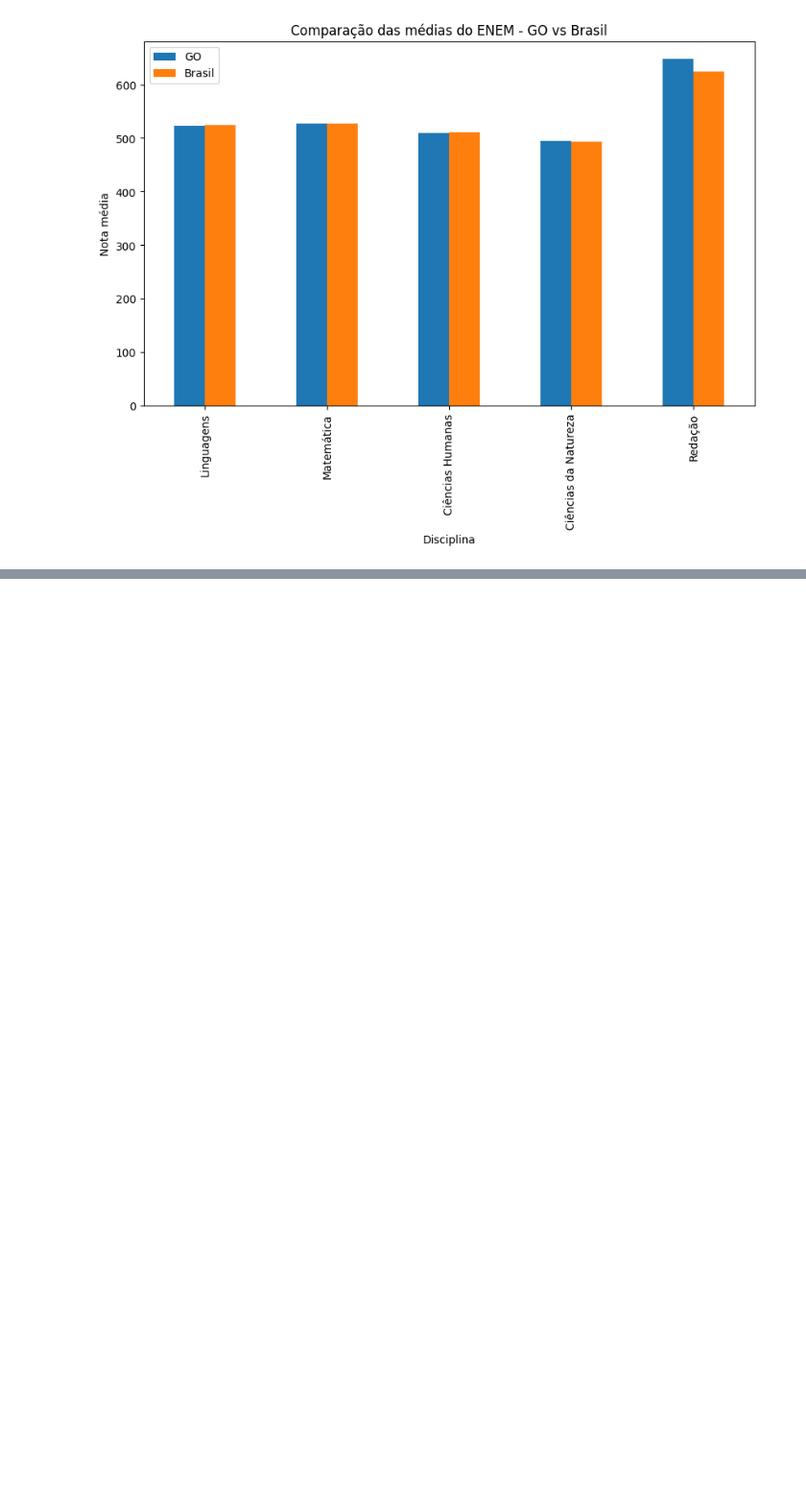
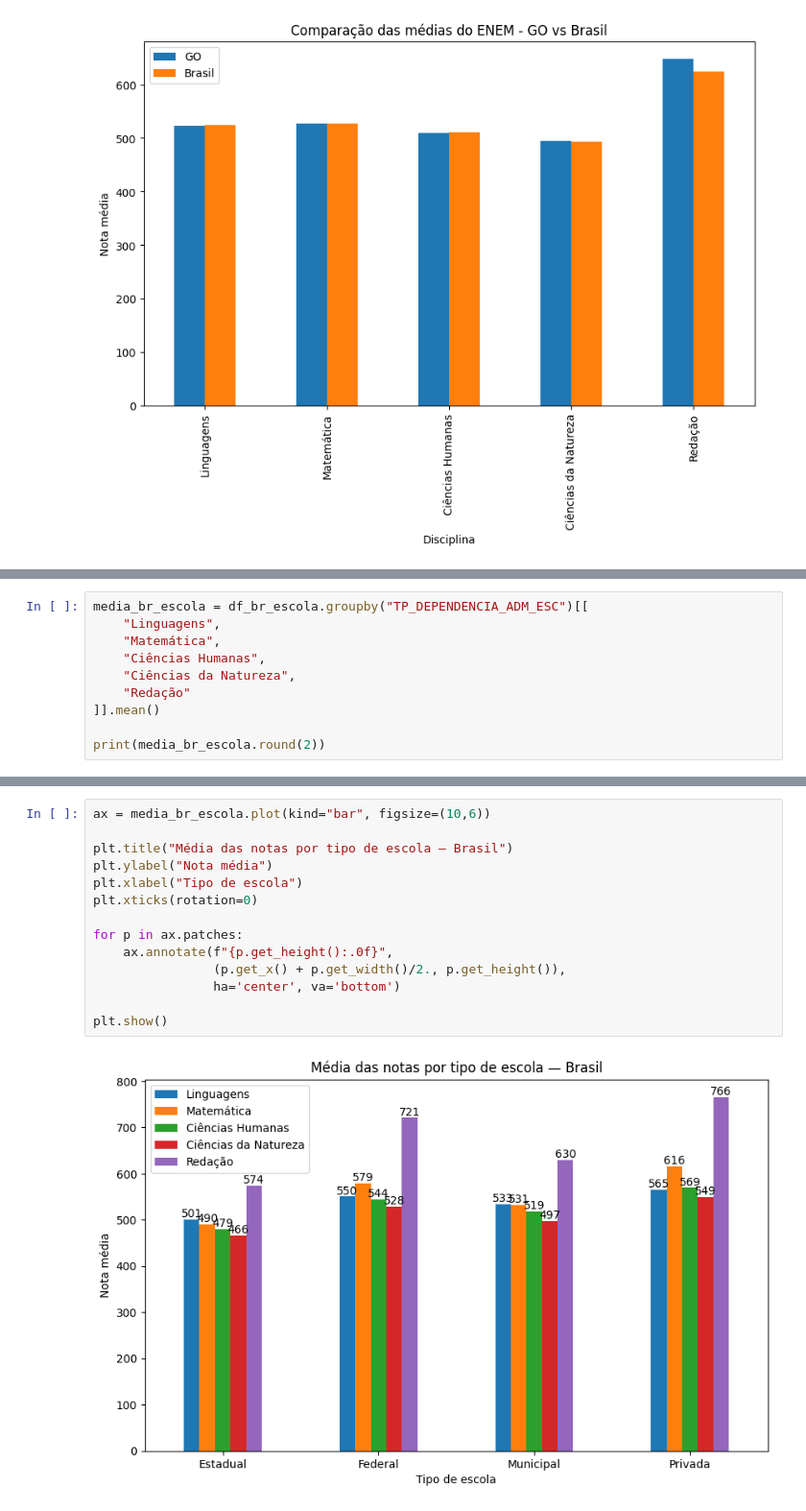
Before and after one commit to Lanzitow/enem-goias-data-analysis, a Jupyter notebook: notebooks/enem_goias_analise.ipynb, the cells around one changed output, grey strips where cells are left out. Shown at 96% size. Cells and saved outputs as stored; diff of their text form; blank space fills up the shorter version.

```diff
--- a/notebooks/enem_goias_analise.ipynb
+++ b/notebooks/enem_goias_analise.ipynb
@@ -511,0 +610,10 @@ plt.show()
+# %%
+media_br_escola = df_br_escola.groupby("TP_DEPENDENCIA_ADM_ESC")[[
+    "Linguagens",
+    "Matemática",
+    "Ciências Humanas",
+    "Ciências da Natureza",
+    "Redação"
+]].mean()
+
+print(media_br_escola.round(2))
@@ -511,0 +634,16 @@ plt.show()
+# %%
+ax = media_br_escola.plot(kind="bar", figsize=(10,6))
+
+plt.title("Média das notas por tipo de escola — Brasil")
+plt.ylabel("Nota média")
+plt.xlabel("Tipo de escola")
+plt.xticks(rotation=0)
+
+for p in ax.patches:
+    ax.annotate(f"{p.get_height():.0f}",
+                (p.get_x() + p.get_width()/2., p.get_height()),
+                ha='center', va='bottom')
+
+plt.show()
+# %% [output]
+[figure, added]
```
Also changed, not shown: parts of 37 cells of this notebook.
